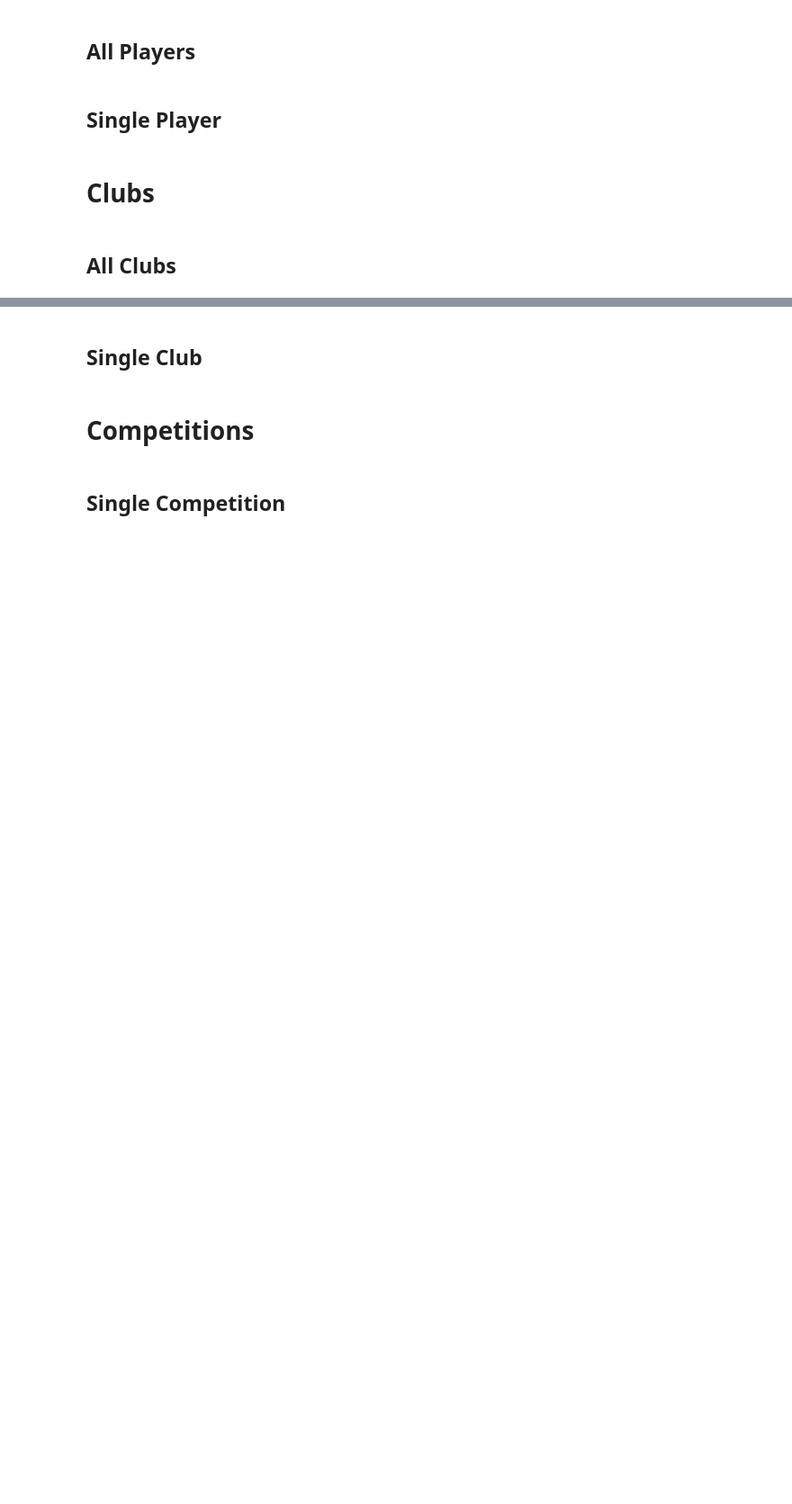
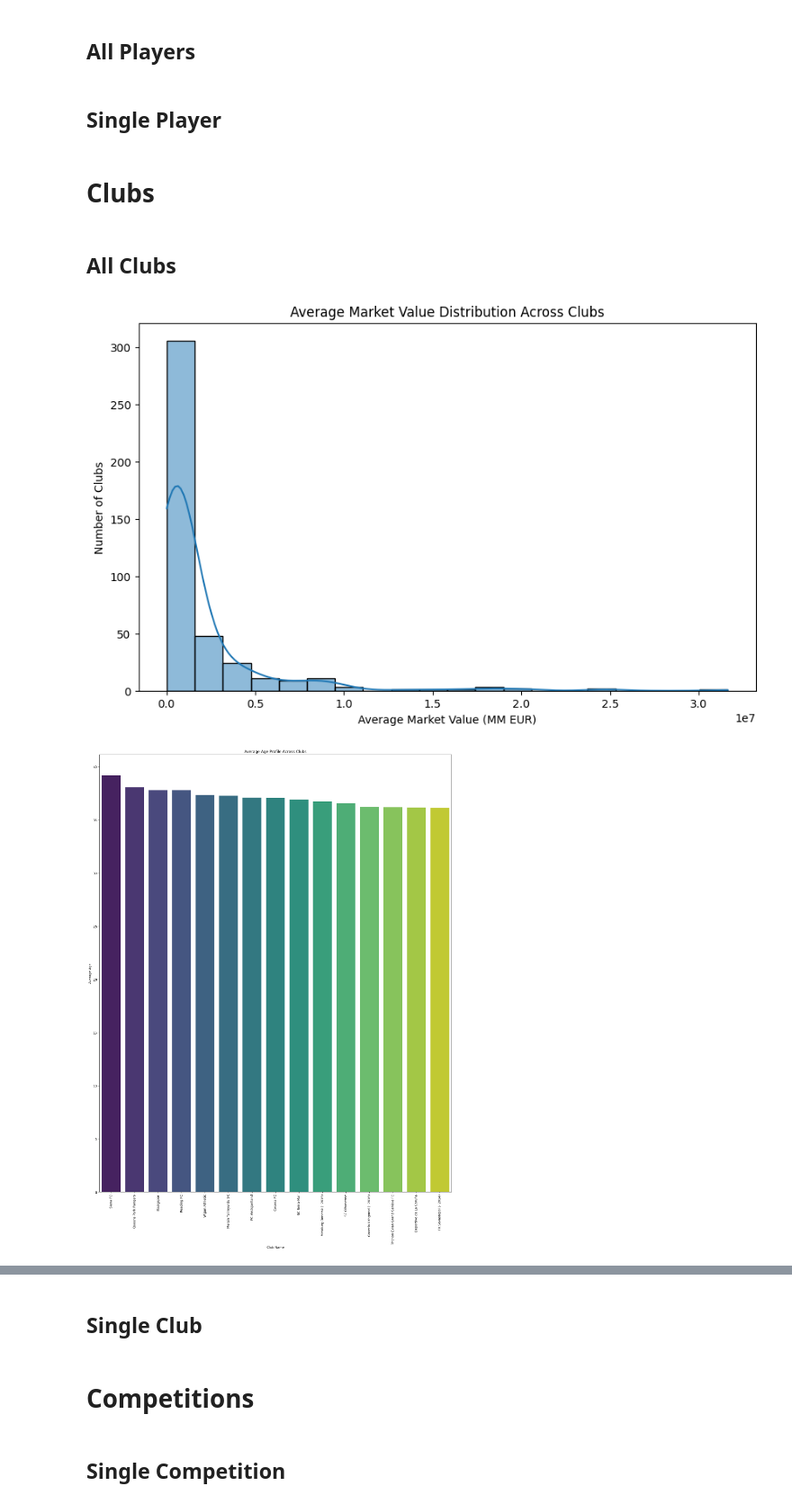
Before and after one commit to Rithari/FDP_Flask, a Jupyter notebook: statistics.ipynb, the cells around one changed output, grey strips where cells are left out. Shown: that part at 90% size. Saved outputs shown, nothing was run; the diff lists cells and outputs as text; code cells hidden in the pictures; blank space fills up the shorter version.

Commit message:
Fixes club graph cutoff

```diff
--- a/statistics.ipynb
+++ b/statistics.ipynb
@@ -1,6 +1,6 @@
 # %%
 # Parameters cell in Jupyter Notebook
-stats_category = "default_category"  # This default value will be replaced by Papermill. Possible values: 'allPlayers', 'player', 'allClubs', 'club', 'competition', 'game'
+stats_category = "allClubs"  # This default value will be replaced by Papermill. Possible values: 'allPlayers', 'player', 'allClubs', 'club', 'competition', 'game'
 identifier = None  # Default value, can be empty if not required
 # %%
 # Load environment variables
@@ -486,7 +486,7 @@ if stats_category == "allClubs":
     age_profiles = pd.read_sql(age_profile_query, engine)
 
     # Plotting the age profile
-    plt.figure(figsize=(10, 6))
+    plt.figure(figsize=(20, 25))
     sns.barplot(
         x=age_profiles["current_club_name"],
         y=age_profiles["avg_age"],
@@ -494,7 +494,7 @@ if stats_category == "allClubs":
         palette="viridis",
         legend=False,
     )
-    plt.title("Average Age Profile Across Clubs")
+    plt.title("Average Age Profile Across Clubs (descending order)")
     plt.xlabel("Club Name")
     plt.ylabel("Average Age")
     plt.xticks(rotation=90)
@@ -715,30 +715,33 @@ if stats_category == "allClubs":
         by="win_loss_ratio", ascending=False
     ).head(10)
 
     # Merge the top club stats with the club names
     top_club_stats_with_names = pd.merge(top_club_stats_df, clubs_data, on="club_id")
 
     # Plotting Win-Loss Ratio vs Average Goals Scored and Conceded for top clubs
     plt.figure(figsize=(10, 6))
     sns.scatterplot(
         x="avg_goals_scored",
         y="avg_goals_conceded",
         size="win_loss_ratio",
         hue="name",  # Color points by club name for identification
         data=top_club_stats_with_names,
         sizes=(100, 500),
         alpha=0.7,
         legend="auto",
         palette="bright"
     )
 
     plt.title("Top Clubs by Win-Loss Ratio: Average Goals Scored vs Conceded")
     plt.xlabel("Average Goals Scored")
     plt.ylabel("Average Goals Conceded")
     plt.legend(
         bbox_to_anchor=(1.05, 1), loc="upper left", labelspacing=1.86, prop={"size": 8}
     )
     plt.tight_layout()
     filename = "top_clubs_win_loss_ratio.svg"
     plt.savefig(os.path.join(output_dir, filename))
     tag_as_advanced_statistic(os.path.join(output_dir, filename))
+# %% [output]
+[figure, added]
+[figure, added]
```
Also changed, not shown: parts of 2 cells of this notebook.
